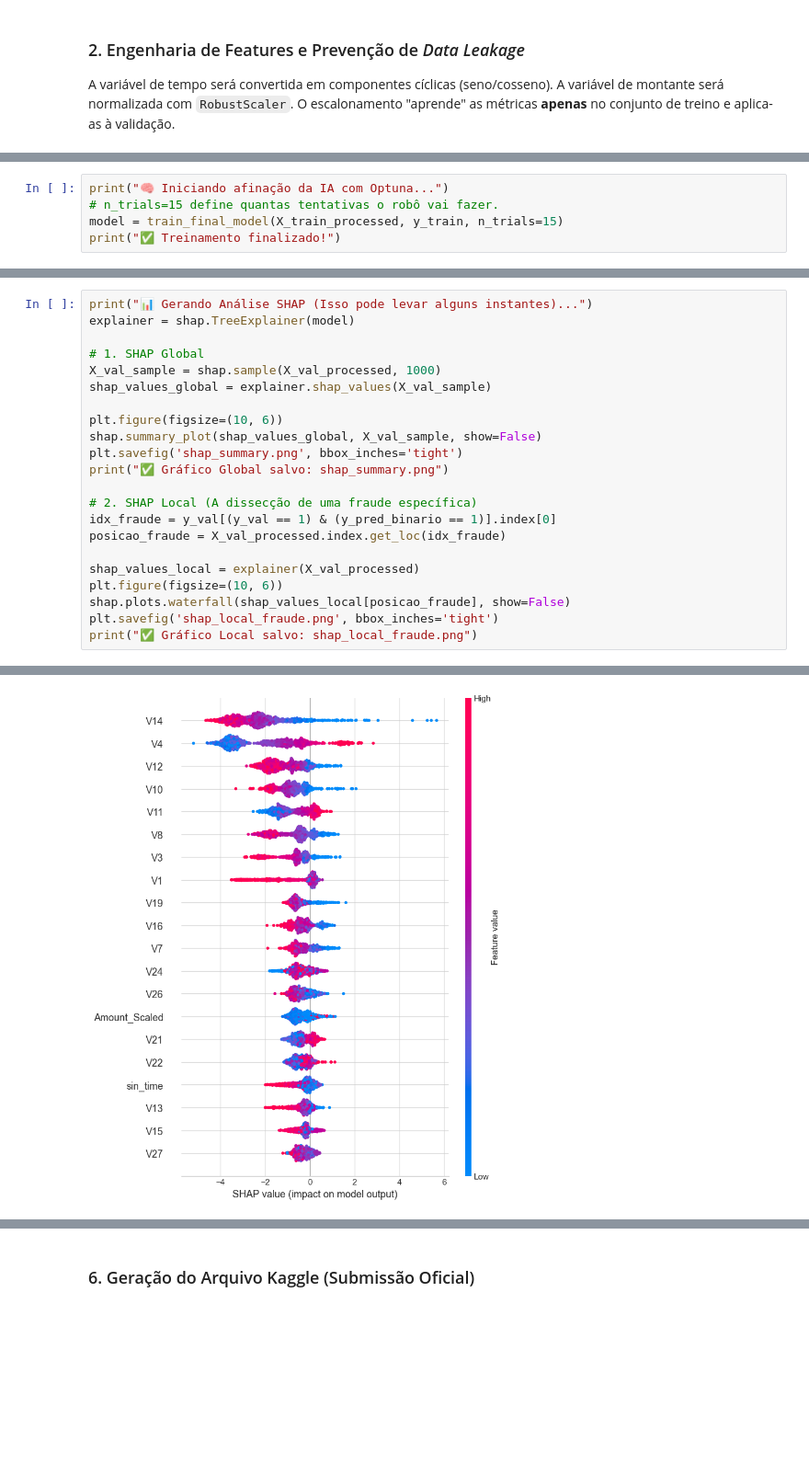
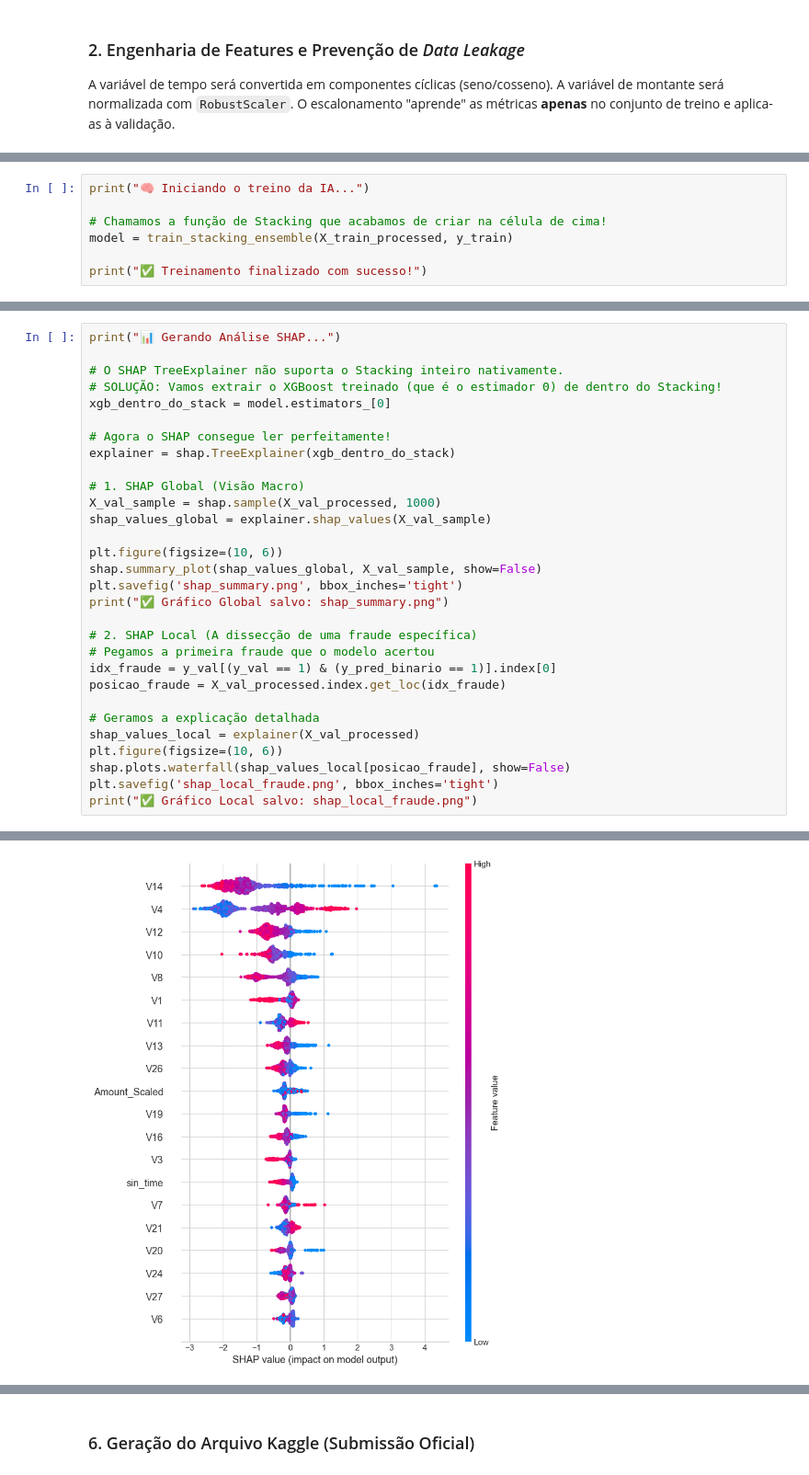
Before and after one commit to willianrupert/projeto_ml_ligia, a Jupyter notebook: notebooks/main.ipynb, the cells around one changed output, grey strips where cells are left out. Shown at 92% size. Cells and saved outputs as stored; diff of their text form; blank space fills up the shorter version.

Commit message:
feat novo modelo

```diff
--- a/notebooks/main.ipynb
+++ b/notebooks/main.ipynb
@@ -66,6 +182,8 @@ Em vez de testar hiperparâmetros manualmente, utilizaremos o Optuna para encont
 # %%
-print("🧠 Iniciando afinação da IA com Optuna...")
-# n_trials=15 define quantas tentativas o robô vai fazer.
-model = train_final_model(X_train_processed, y_train, n_trials=15)
-print("✅ Treinamento finalizado!")
+print("🧠 Iniciando o treino da IA...")
+
+# Chamamos a função de Stacking que acabamos de criar na célula de cima!
+model = train_stacking_ensemble(X_train_processed, y_train)
+
+print("✅ Treinamento finalizado com sucesso!")
 # %% [output]
@@ -133,8 +236,14 @@ Para evitar o comportamento de "Caixa-Preta" e atender às restrições regulat
 # %%
-print("📊 Gerando Análise SHAP (Isso pode levar alguns instantes)...")
-explainer = shap.TreeExplainer(model)
+print("📊 Gerando Análise SHAP...")
 
-# 1. SHAP Global
+# O SHAP TreeExplainer não suporta o Stacking inteiro nativamente.
+# SOLUÇÃO: Vamos extrair o XGBoost treinado (que é o estimador 0) de dentro do Stacking!
+xgb_dentro_do_stack = model.estimators_[0]
+
+# Agora o SHAP consegue ler perfeitamente!
+explainer = shap.TreeExplainer(xgb_dentro_do_stack)
+
+# 1. SHAP Global (Visão Macro)
 X_val_sample = shap.sample(X_val_processed, 1000)
 shap_values_global = explainer.shap_values(X_val_sample)
 
@@ -144,9 +253,11 @@ plt.savefig('shap_summary.png', bbox_inches='tight')
 print("✅ Gráfico Global salvo: shap_summary.png")
 
 # 2. SHAP Local (A dissecção de uma fraude específica)
+# Pegamos a primeira fraude que o modelo acertou
 idx_fraude = y_val[(y_val == 1) & (y_pred_binario == 1)].index[0]
 posicao_fraude = X_val_processed.index.get_loc(idx_fraude)
 
+# Geramos a explicação detalhada
 shap_values_local = explainer(X_val_processed)
 plt.figure(figsize=(10, 6))
 shap.plots.waterfall(shap_values_local[posicao_fraude], show=False)
@@ -157,3 +268,3 @@ print("✅ Gráfico Local salvo: shap_local_fraude.png")
 ✅ Gráfico Global salvo: shap_summary.png
 ✅ Gráfico Local salvo: shap_local_fraude.png
-[figure, old version]
+[figure, new version]
```
Also changed, not shown: parts of 12 cells of this notebook, 7 other files.
